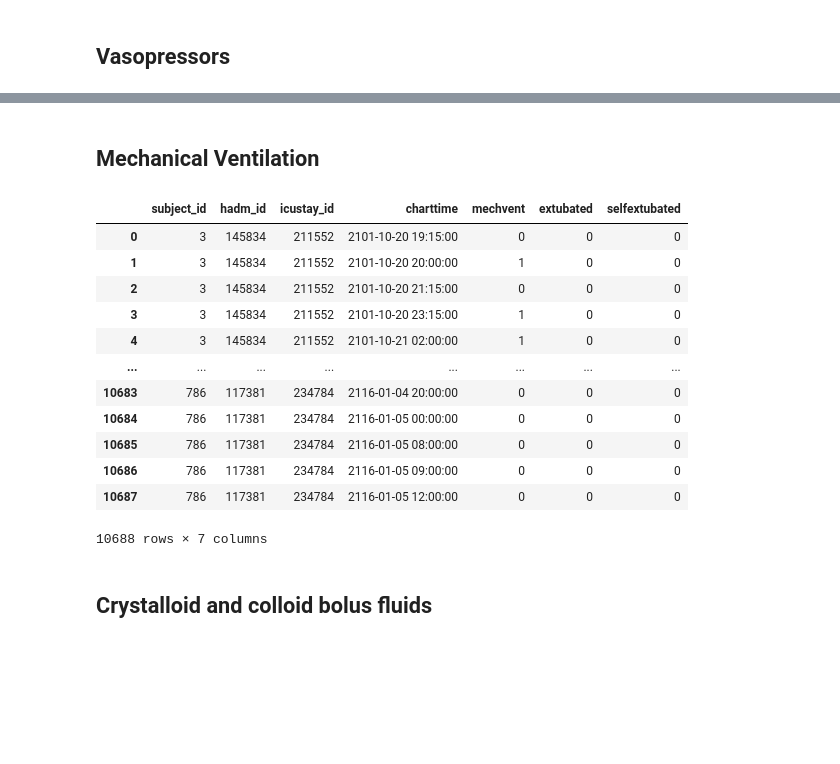
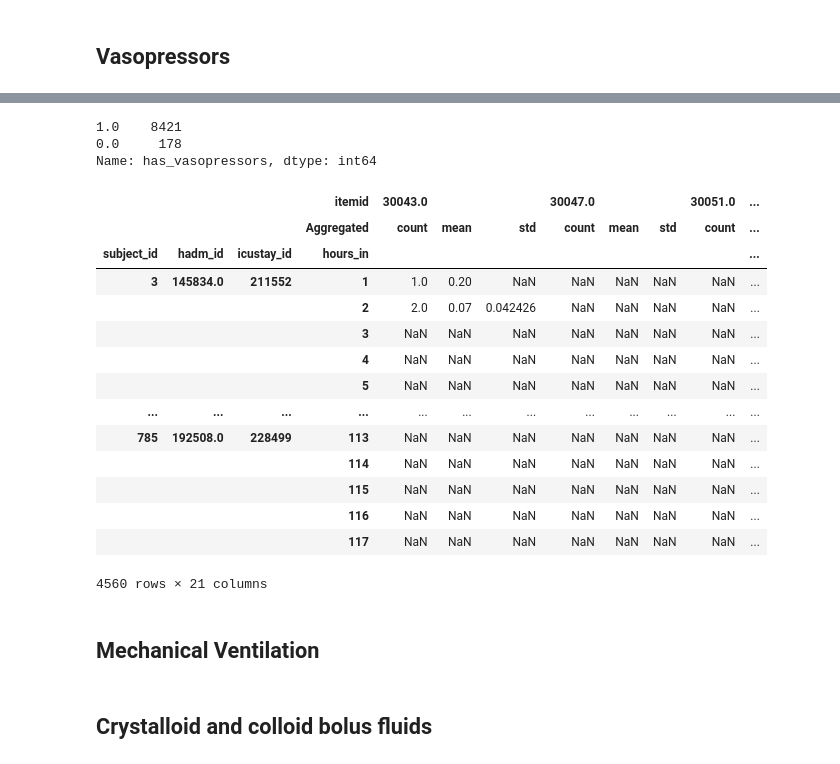
Before and after one commit to MariaBampaAI/patient_clustering_EHR, a Jupyter notebook: WIP_queries_prepro.ipynb, the cells around one changed output, grey strips where cells are left out. Saved outputs shown, nothing was run; the diff lists cells and outputs as text; code cells hidden in the pictures; blank space fills up the shorter version.

```diff
--- a/WIP_queries_prepro.ipynb
+++ b/WIP_queries_prepro.ipynb
@@ -566,0 +318,7 @@ vaso_cv
+# %%
+demographics = demographics.set_index('icustay_id')
+vaso_cv_wip = vaso_cv_wip.set_index('icustay_id').join(demographics[['intime', 'outtime']])
+vaso_cv_wip['hours_in'] = (vaso_cv_wip['charttime'] - vaso_cv_wip['intime']).apply(to_hours)
+# %%
+vaso_cv_wip = vaso_cv_wip.sort_values(["subject_id", "charttime"])
+vaso_cv_wip
@@ -566,0 +340,3 @@ vaso_cv
+# %%
+vaso_cv_wip = vaso_cv_wip.reset_index()
+vaso_cv_wip
@@ -566,0 +357,17 @@ vaso_cv
+# %%
+#labs_vitals = labs_vitals.unstack(level = ['LEVEL2'])
+#vaso_cv_wip.columns = vaso_cv_wip.columns.reorder_levels()
+
+#X = X.reindex(fill_df.index)
+
+
+#vaso_cv_wip = vaso_cv_wip.sort_index(axis=0).sort_index(axis=1)
+
+vaso_cv_wip.drop('rate', axis=1, inplace=True)
+vaso_cv_wip.set_index('subject_id', inplace=True)
+has_vasopressors = vaso_cv_wip.has_vasopressors
+vaso_cv_wip.reset_index(inplace=True)
+
+vaso_cv_wip.drop('has_vasopressors', axis=1, inplace=True)
+# does it make sense to take the mean of a rate?
+X = vaso_cv_wip.groupby(['subject_id', 'hadm_id', 'icustay_id'] +  ['itemid'] + ['hours_in']).agg(['mean', 'std', 'count'])
@@ -567,2 +396,37 @@ vaso_cv
+# %%
+has_vasopressors.value_counts()
+# %% [output]
+1.0    8421
+0.0     178
+Name: has_vasopressors, dtype: int64
+# %%
+X.columns = X.columns.droplevel(0)
+
+X.columns.names = ['Aggregated']
+
+X = X.unstack(level = ['itemid'])
+X.columns = X.columns.reorder_levels(order=['itemid'] + ['Aggregated'])
+
+#X = X.reindex(fill_df.index)
+
+
+X = X.sort_index(axis=0).sort_index(axis=1)
+X
+# %% [output]
+|  |  |  | itemid | 30043.0 |  |  | 30047.0 |  |  | 30051.0 | ... |
+|  |  |  | Aggregated | count | mean | std | count | mean | std | count | ... |
+| subject_id | hadm_id | icustay_id | hours_in |  |  |  |  |  |  |  | ... |
+| 3 | 145834.0 | 211552 | 1 | 1.0 | 0.20 | NaN | NaN | NaN | NaN | NaN | ... |
+|  |  |  | 2 | 2.0 | 0.07 | 0.042426 | NaN | NaN | NaN | NaN | ... |
+|  |  |  | 3 | NaN | NaN | NaN | NaN | NaN | NaN | NaN | ... |
+|  |  |  | 4 | NaN | NaN | NaN | NaN | NaN | NaN | NaN | ... |
+|  |  |  | 5 | NaN | NaN | NaN | NaN | NaN | NaN | NaN | ... |
+| ... | ... | ... | ... | ... | ... | ... | ... | ... | ... | ... | ... |
+| 785 | 192508.0 | 228499 | 113 | NaN | NaN | NaN | NaN | NaN | NaN | NaN | ... |
+|  |  |  | 114 | NaN | NaN | NaN | NaN | NaN | NaN | NaN | ... |
+|  |  |  | 115 | NaN | NaN | NaN | NaN | NaN | NaN | NaN | ... |
+|  |  |  | 116 | NaN | NaN | NaN | NaN | NaN | NaN | NaN | ... |
+|  |  |  | 117 | NaN | NaN | NaN | NaN | NaN | NaN | NaN | ... |
+4560 rows × 21 columns
 # %% [markdown]
 ## Mechanical Ventilation
@@ -798,18 +433,2 @@ mech_vent = pd.read_sql_query(query,connection, params={'icu_ids': tuple(icustay
-# %%
-mech_vent
-# %% [output]
-|  | subject_id | hadm_id | icustay_id | charttime | mechvent | extubated | selfextubated |
-| 0 | 3 | 145834 | 211552 | 2101-10-20 19:15:00 | 0 | 0 | 0 |
-| 1 | 3 | 145834 | 211552 | 2101-10-20 20:00:00 | 1 | 0 | 0 |
-| 2 | 3 | 145834 | 211552 | 2101-10-20 21:15:00 | 0 | 0 | 0 |
-| 3 | 3 | 145834 | 211552 | 2101-10-20 23:15:00 | 1 | 0 | 0 |
-| 4 | 3 | 145834 | 211552 | 2101-10-21 02:00:00 | 1 | 0 | 0 |
-| ... | ... | ... | ... | ... | ... | ... | ... |
-| 10683 | 786 | 117381 | 234784 | 2116-01-04 20:00:00 | 0 | 0 | 0 |
-| 10684 | 786 | 117381 | 234784 | 2116-01-05 00:00:00 | 0 | 0 | 0 |
-| 10685 | 786 | 117381 | 234784 | 2116-01-05 08:00:00 | 0 | 0 | 0 |
-| 10686 | 786 | 117381 | 234784 | 2116-01-05 09:00:00 | 0 | 0 | 0 |
-| 10687 | 786 | 117381 | 234784 | 2116-01-05 12:00:00 | 0 | 0 | 0 |
-10688 rows × 7 columns
 # %% [markdown]
 ## Crystalloid and colloid bolus fluids
```
Also changed, not shown: parts of 63 cells of this notebook, 2 other files.
